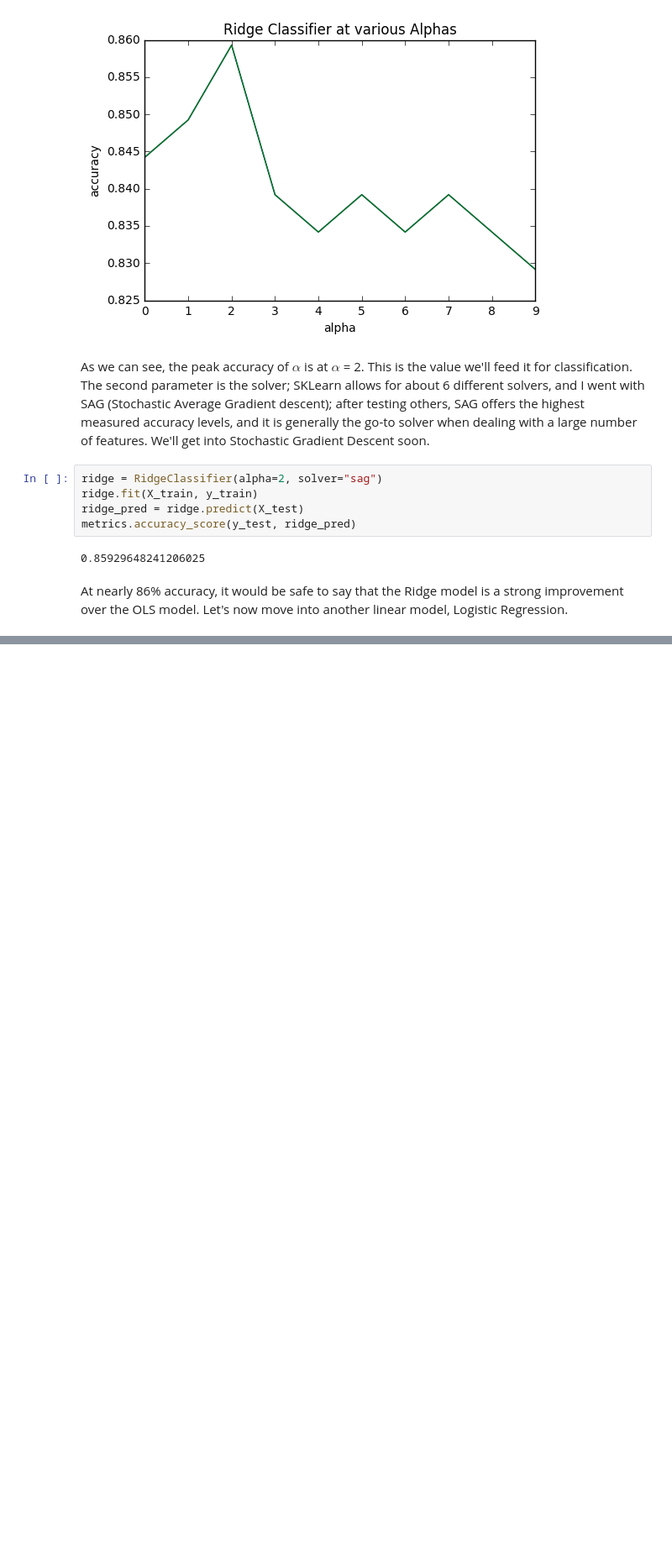
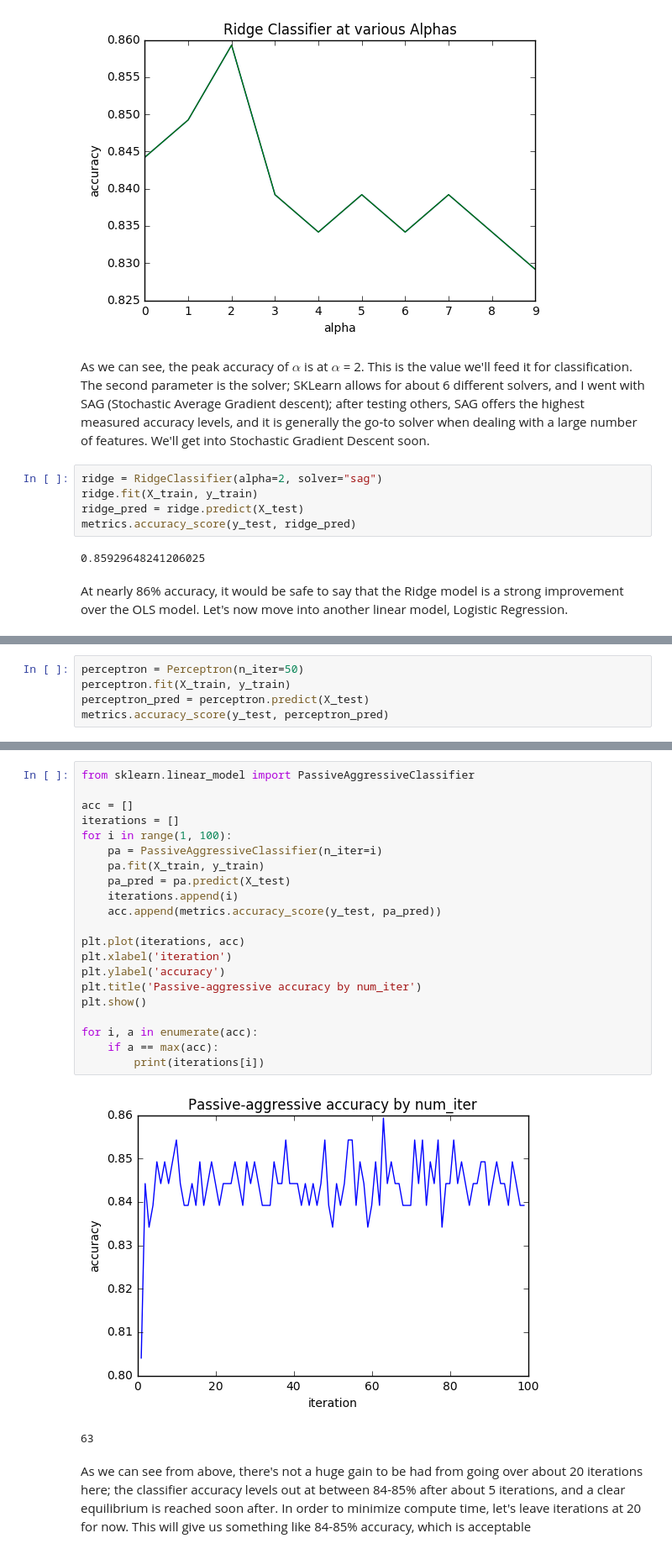
Before and after one commit to jtexnl/FBOProcurementScan, a Jupyter notebook: scripts/modelDocumentation.ipynb, the cells around one changed output, grey strips where cells are left out. Shown at 84% size. Drawn from its saved outputs; the diff is of its cells as text; blank space fills up the shorter version.

```diff
--- a/scripts/modelDocumentation.ipynb
+++ b/scripts/modelDocumentation.ipynb
@@ -123,0 +169,5 @@ At nearly 86% accuracy, it would be safe to say that the Ridge model is a strong
+# %%
+perceptron = Perceptron(n_iter=50)
+perceptron.fit(X_train, y_train)
+perceptron_pred = perceptron.predict(X_test)
+metrics.accuracy_score(y_test, perceptron_pred)
@@ -123,0 +186,26 @@ At nearly 86% accuracy, it would be safe to say that the Ridge model is a strong
+# %%
+from sklearn.linear_model import PassiveAggressiveClassifier
+
+acc = []
+iterations = []
+for i in range(1, 100):
+    pa = PassiveAggressiveClassifier(n_iter=i)
+    pa.fit(X_train, y_train)
+    pa_pred = pa.predict(X_test)
+    iterations.append(i)
+    acc.append(metrics.accuracy_score(y_test, pa_pred))
+
+plt.plot(iterations, acc)
+plt.xlabel('iteration')
+plt.ylabel('accuracy')
+plt.title('Passive-aggressive accuracy by num_iter')
+plt.show()
+
+for i, a in enumerate(acc):
+    if a == max(acc):
+        print(iterations[i])
+# %% [output]
+[figure, added]
+63
+# %% [markdown]
+As we can see from above, there's not a huge gain to be had from going over about 20 iterations here; the classifier accuracy levels out at between 84-85% after about 5 iterations, and a clear equilibrium is reached soon after. In order to minimize compute time, let's leave iterations at 20 for now. This will give us something like 84-85% accuracy, which is acceptable
```
Also changed, not shown: parts of 9 cells of this notebook.
